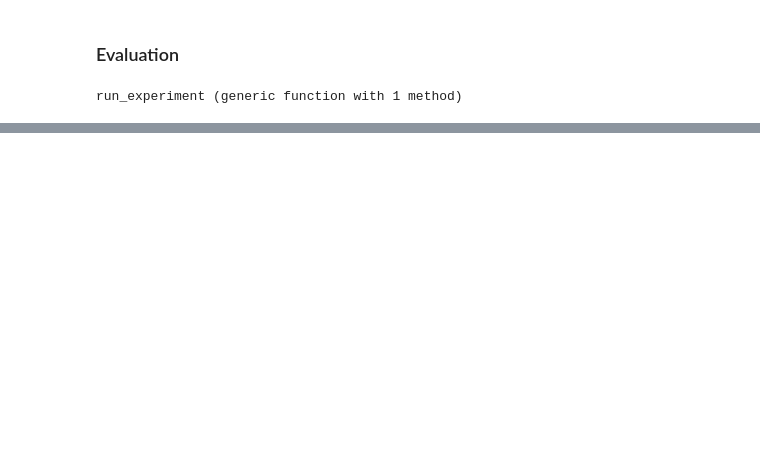
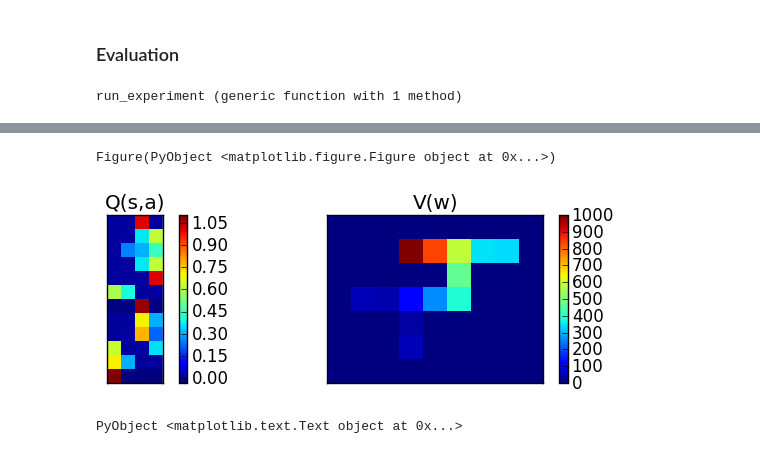
Before and after one commit to kzahedi/POMDP, a Jupyter notebook: Optimal Stationary Control.ipynb, the cells around one changed output, grey strips where cells are left out. Saved outputs shown, nothing was run; the diff lists cells and outputs as text; code cells hidden in the pictures; blank space fills up the shorter version.

```diff
--- a/Optimal Stationary Control.ipynb
+++ b/Optimal Stationary Control.ipynb
@@ -432,0 +454,6 @@ m3[5].Vw
+# %%
+plot_data(m4[1])
+# %% [output]
+Figure(PyObject <matplotlib.figure.Figure object at 0x...>)
+[figure, added]
+PyObject <matplotlib.text.Text object at 0x...>
```
Also changed, not shown: parts of 19 cells of this notebook, 5 other files.
